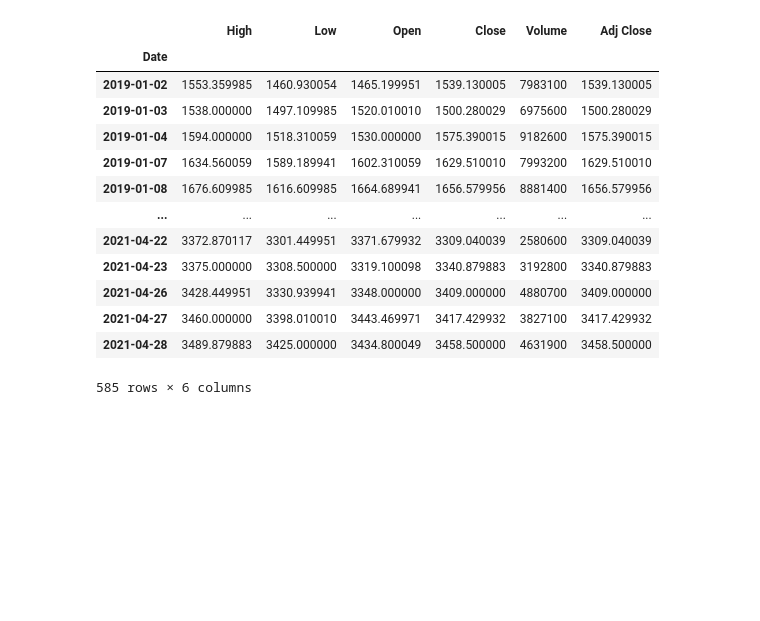
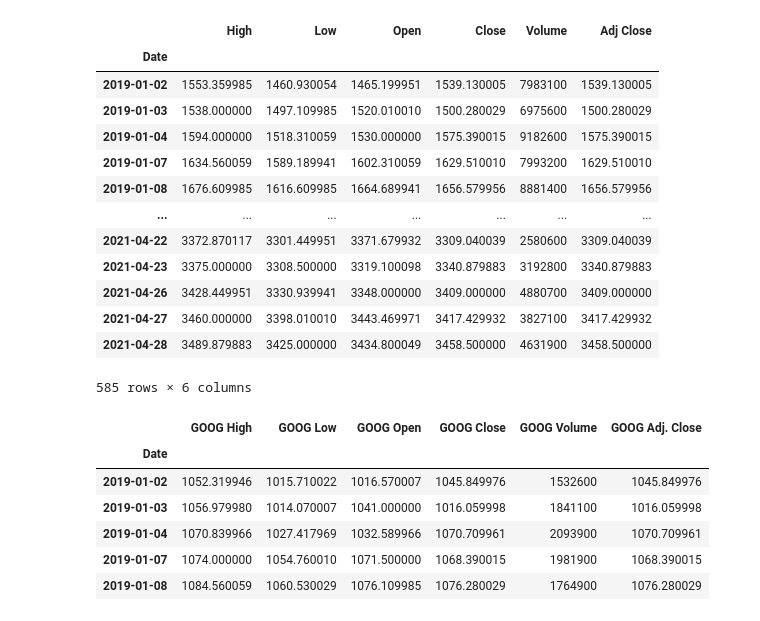
Before and after one commit to DanMarks12/Final_Project_Group5, a Jupyter notebook: Get_stock_data-Copy1.ipynb, the cells around one changed output. Drawn from its saved outputs; the diff is of its cells as text; code cells hidden in the pictures; blank space fills up the shorter version.

Commit message:
Retrieved GOOG stock data

```diff
--- a/Get_stock_data-Copy1.ipynb
+++ b/Get_stock_data-Copy1.ipynb
@@ -123,3 +123,16 @@ AMZN_df.columns = ['MSFT High', 'MSFT Low', 'MSFT Open', 'MSFT Close', 'MSFT Vol
+# %%
+goog_df = web.DataReader('GOOG', data_source='yahoo', start='2019-01-01', end='2021-04-28')
+# %%
+goog_df.columns = ['GOOG High', 'GOOG Low', 'GOOG Open', 'GOOG Close', 'GOOG Volume', 'GOOG Adj. Close']
+goog_df.head()
+# %% [output]
+|  | GOOG High | GOOG Low | GOOG Open | GOOG Close | GOOG Volume | GOOG Adj. Close |
+| Date |  |  |  |  |  |  |
+| 2019-01-02 | 1052.319946 | 1015.710022 | 1016.570007 | 1045.849976 | 1532600 | 1045.849976 |
+| 2019-01-03 | 1056.979980 | 1014.070007 | 1041.000000 | 1016.059998 | 1841100 | 1016.059998 |
+| 2019-01-04 | 1070.839966 | 1027.417969 | 1032.589966 | 1070.709961 | 2093900 | 1070.709961 |
+| 2019-01-07 | 1074.000000 | 1054.760010 | 1071.500000 | 1068.390015 | 1981900 | 1068.390015 |
+| 2019-01-08 | 1084.560059 | 1060.530029 | 1076.109985 | 1076.280029 | 1764900 | 1076.280029 |
 # %%
 # Create the output file (CSV).
 output_data_file = "ABNB.csv"
```
Also changed, not shown: parts of 1 cell of this notebook.
